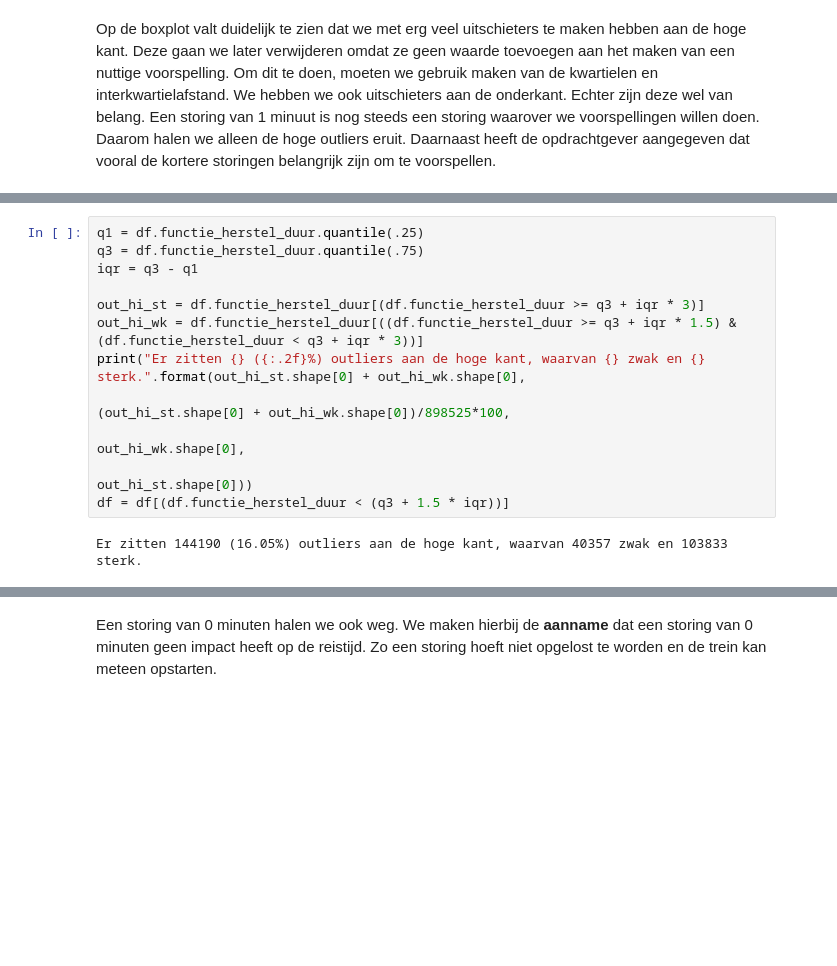
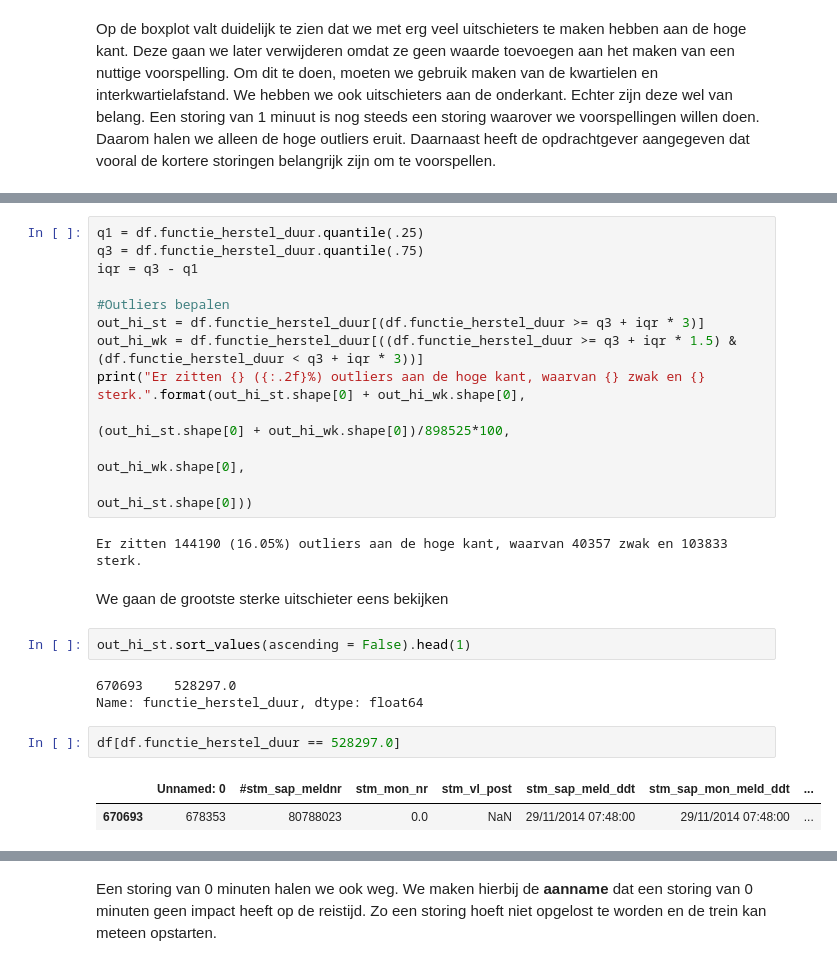
Before and after one commit to sbeetsma/DDB_groep5, a Jupyter notebook: ProRail Opdracht.ipynb, the cells around one changed output, grey strips where cells are left out. Saved outputs shown, nothing was run; the diff lists cells and outputs as text; blank space fills up the shorter version.

```diff
--- a/ProRail Opdracht.ipynb
+++ b/ProRail Opdracht.ipynb
@@ -91,12 +122,24 @@ q1 = df.functie_herstel_duur.quantile(.25)
 q3 = df.functie_herstel_duur.quantile(.75)
 iqr = q3 - q1
 
+#Outliers bepalen
 out_hi_st = df.functie_herstel_duur[(df.functie_herstel_duur >= q3 + iqr * 3)]
 out_hi_wk = df.functie_herstel_duur[((df.functie_herstel_duur >= q3 + iqr * 1.5) & (df.functie_herstel_duur < q3 + iqr * 3))]
 print("Er zitten {} ({:.2f}%) outliers aan de hoge kant, waarvan {} zwak en {} sterk.".format(out_hi_st.shape[0] + out_hi_wk.shape[0],
                                                                                           (out_hi_st.shape[0] + out_hi_wk.shape[0])/898525*100,
                                                                                           out_hi_wk.shape[0],
                                                                                           out_hi_st.shape[0]))
-df = df[(df.functie_herstel_duur < (q3 + 1.5 * iqr))]
 # %% [output]
 Er zitten 144190 (16.05%) outliers aan de hoge kant, waarvan 40357 zwak en 103833 sterk.
+# %% [markdown]
+We gaan de grootste sterke uitschieter eens bekijken
+# %%
+out_hi_st.sort_values(ascending = False).head(1)
+# %% [output]
+670693    528297.0
+Name: functie_herstel_duur, dtype: float64
+# %%
+df[df.functie_herstel_duur == 528297.0]
+# %% [output]
+|  | Unnamed: 0 | #stm_sap_meldnr | stm_mon_nr | stm_vl_post | stm_sap_meld_ddt | stm_sap_mon_meld_ddt | ... |
+| 670693 | 678353 | 80788023 | 0.0 | NaN | 29/11/2014 07:48:00 | 29/11/2014 07:48:00 | ... |
```
Also changed, not shown: parts of 35 cells of this notebook.
